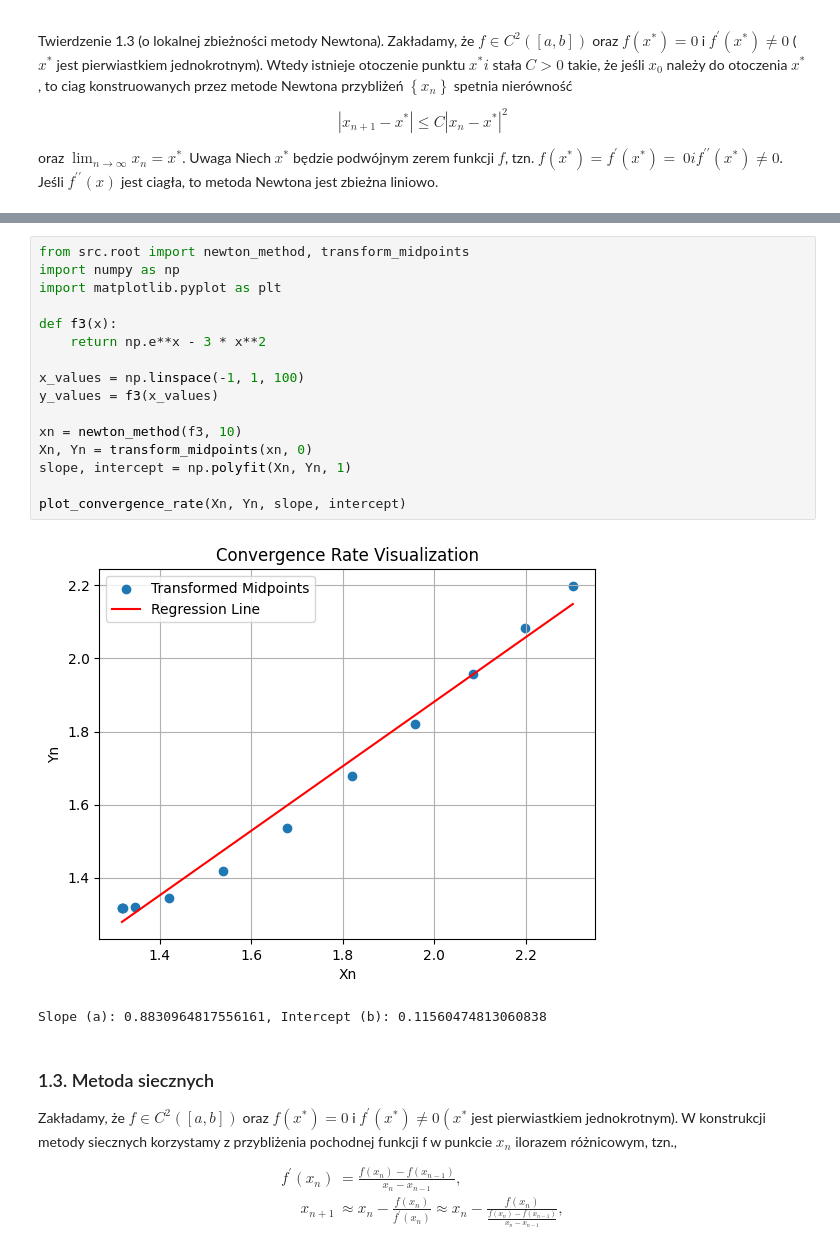
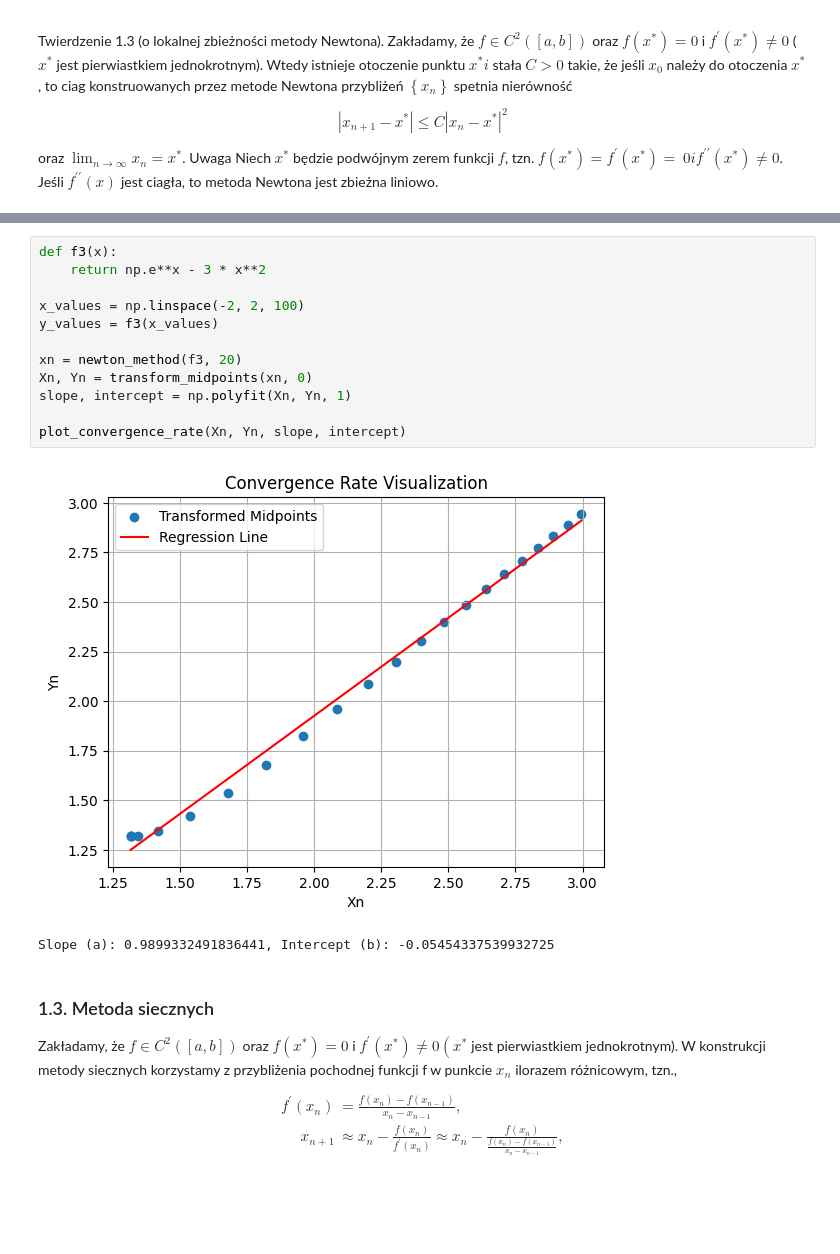
Before and after one commit to meluzyn100/numerical_methods, a Jupyter notebook: notebooks/lab_1.ipynb, the cells around one changed output, grey strips where cells are left out. Saved outputs shown, nothing was run; the diff lists cells and outputs as text; blank space fills up the shorter version.

Commit message:
interpolation methods

```diff
--- a/notebooks/lab_1.ipynb
+++ b/notebooks/lab_1.ipynb
@@ -142,22 +156,18 @@ Uwaga Niech $x^{*}$ będzie podwójnym zerem funkcji $f$, tzn. $f\left(x^{*}\rig
 # %%
-from src.root import newton_method, transform_midpoints
-import numpy as np
-import matplotlib.pyplot as plt
-
 def f3(x):
     return np.e**x - 3 * x**2
 
-x_values = np.linspace(-1, 1, 100)
+x_values = np.linspace(-2, 2, 100)
 y_values = f3(x_values)
 
-xn = newton_method(f3, 10)
+xn = newton_method(f3, 20)
 Xn, Yn = transform_midpoints(xn, 0)
 slope, intercept = np.polyfit(Xn, Yn, 1)
 
 plot_convergence_rate(Xn, Yn, slope, intercept)
 # %% [output]
-[figure, old version]
+[figure, new version]
-Slope (a): 0.8830964817556161, Intercept (b): 0.11560474813060838
+Slope (a): 0.9899332491836441, Intercept (b): -0.05454337539932725
 # %% [markdown]
 
 ### 1.3. Metoda siecznych
```
Also changed, not shown: parts of 3 cells of this notebook, 1 other file.
